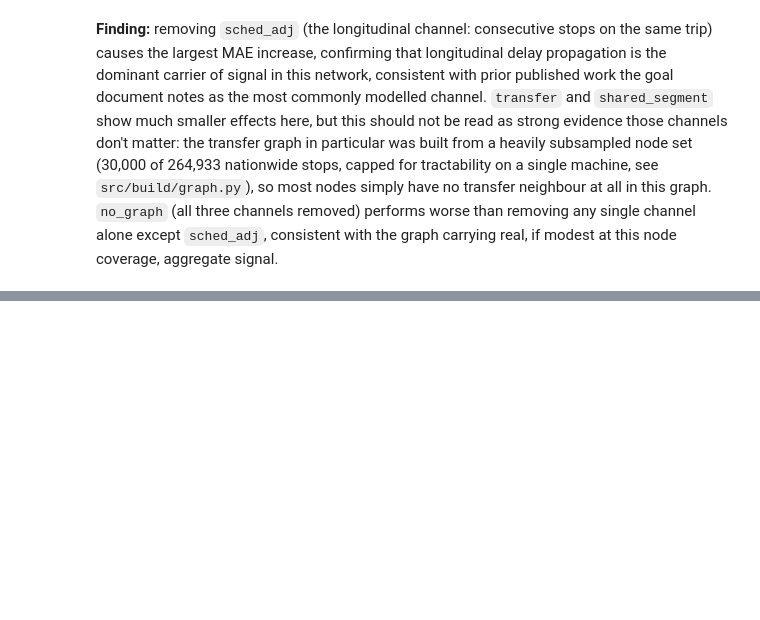
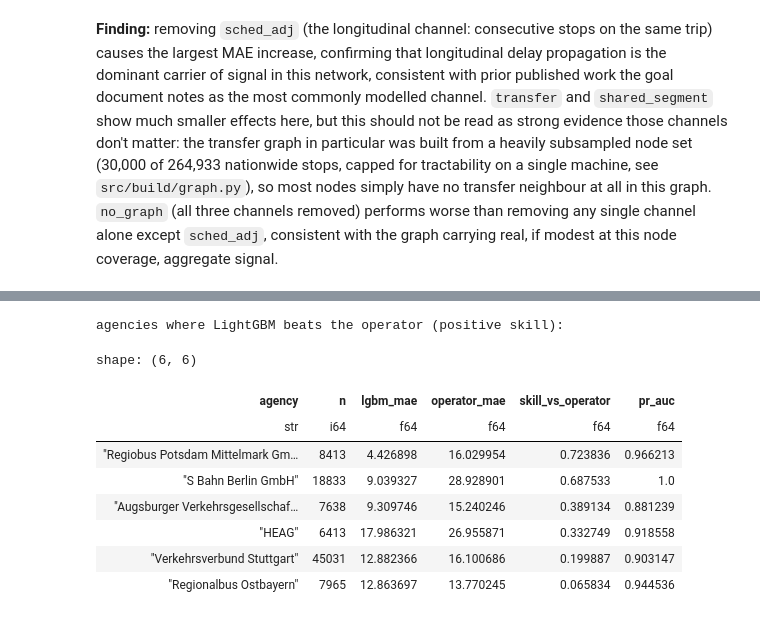
Before and after one commit to ofurkancoban/transit-delay-propagation, a Jupyter notebook: notebooks/03_model_results.ipynb, the cells around one changed output, grey strips where cells are left out. Drawn from its saved outputs; the diff is of its cells as text; code cells hidden in the pictures; blank space fills up the shorter version.

```diff
--- a/notebooks/03_model_results.ipynb
+++ b/notebooks/03_model_results.ipynb
@@ -330,0 +366,15 @@ carrying real, if modest at this node coverage, aggregate signal.
+# %%
+agency_model = pl.read_parquet(f"{PROCESSED}/model_breakdown_agency.parquet")
+print("agencies where LightGBM beats the operator (positive skill):")
+agency_model.filter(pl.col("n") >= 5000).sort("skill_vs_operator", descending=True).head(6)
+# %% [output]
+agencies where LightGBM beats the operator (positive skill):
+shape: (6, 6)
+| agency | n | lgbm_mae | operator_mae | skill_vs_operator | pr_auc |
+| str | i64 | f64 | f64 | f64 | f64 |
+| "Regiobus Potsdam Mittelmark Gm… | 8413 | 4.426898 | 16.029954 | 0.723836 | 0.966213 |
+| "S Bahn Berlin GmbH" | 18833 | 9.039327 | 28.928901 | 0.687533 | 1.0 |
+| "Augsburger Verkehrsgesellschaf… | 7638 | 9.309746 | 15.240246 | 0.389134 | 0.881239 |
+| "HEAG" | 6413 | 17.986321 | 26.955871 | 0.332749 | 0.918558 |
+| "Verkehrsverbund Stuttgart" | 45031 | 12.882366 | 16.100686 | 0.199887 | 0.903147 |
+| "Regionalbus Ostbayern" | 7965 | 12.863697 | 13.770245 | 0.065834 | 0.944536 |
```
Also changed, not shown: parts of 6 cells of this notebook, 4 other files.
